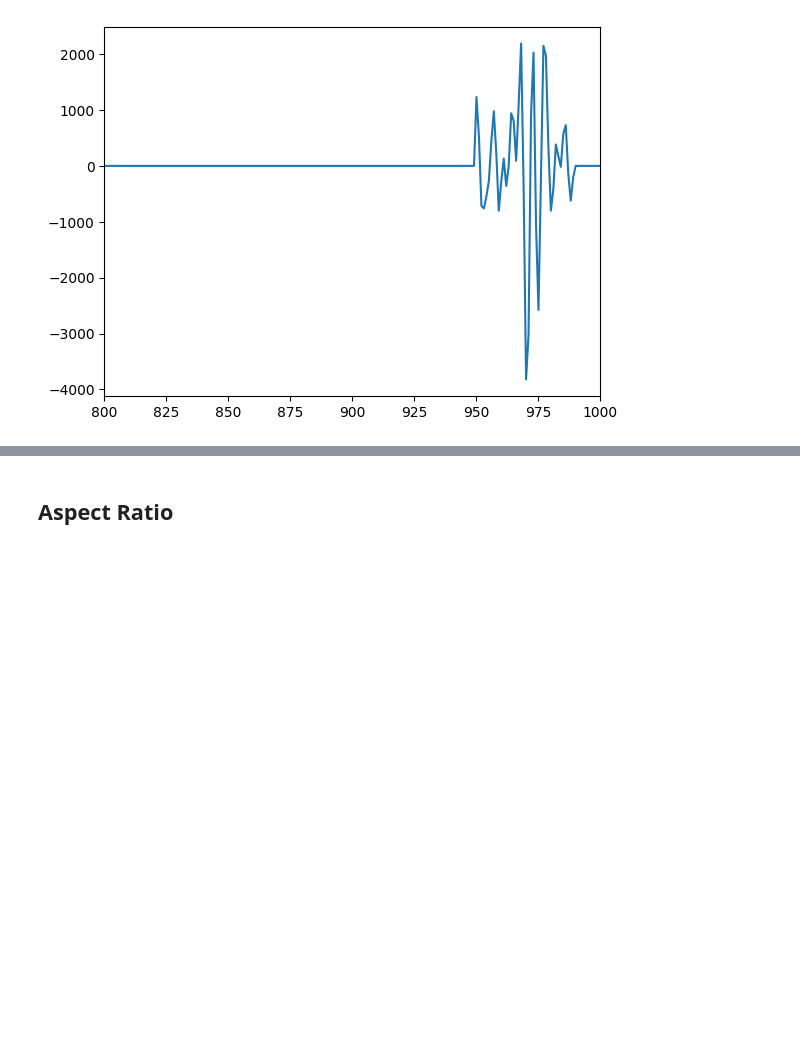
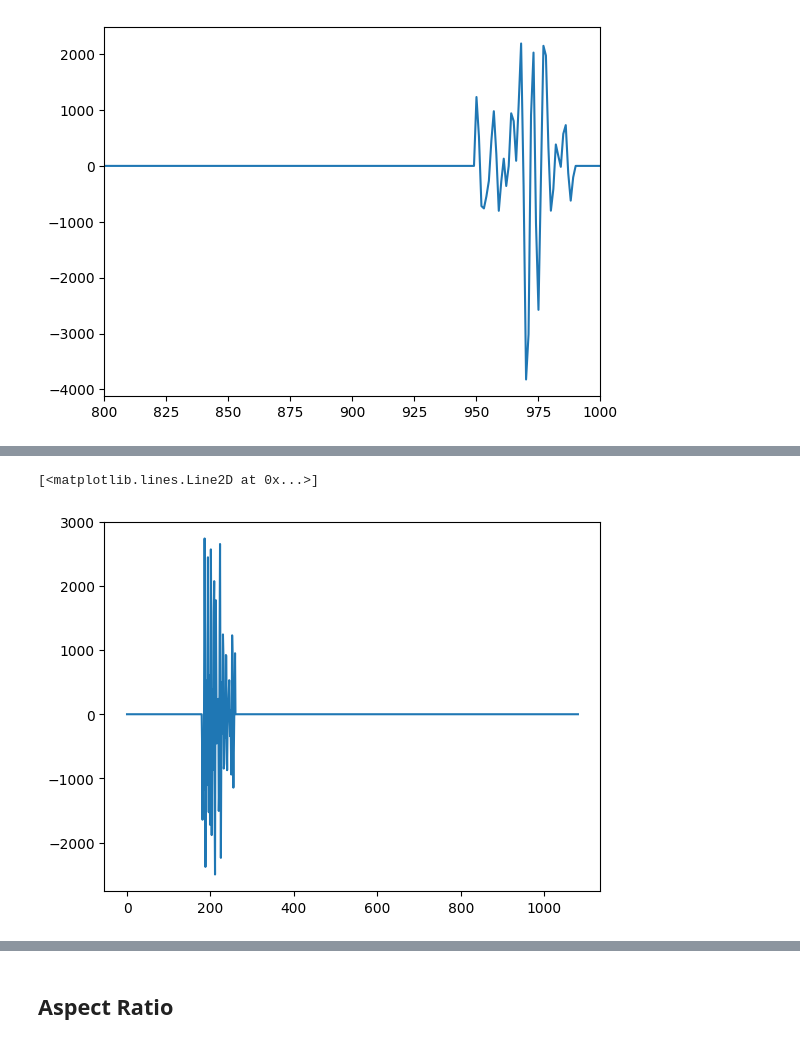
Before and after one commit to topeberti/UltraCODE, a Jupyter notebook: 4_Processing/Composite_porosity_UT/Docs.ipynb, the cells around one changed output, grey strips where cells are left out. Drawn from its saved outputs; the diff is of its cells as text; code cells hidden in the pictures; blank space fills up the shorter version.

```diff
--- a/4_Processing/Composite_porosity_UT/Docs.ipynb
+++ b/4_Processing/Composite_porosity_UT/Docs.ipynb
@@ -237,0 +259,13 @@ plt.xlim(2,13)
+# %%
+#basckscattered window volume
+ff1,ff2 = 180,260
+analyze = ndt.RfAnalyze(data)
+analytic = analyze.analytic()
+lam_thickness = 5e-3 # m
+c_mat = 1650 # m/s
+fs = 40*1e6 # 40 MHz = 40e6
+backscattered_signal = ff.backscattered_window_volume(analytic,ff1,ff2)
+plt.plot(backscattered_signal[177,178])
+# %% [output]
+[<matplotlib.lines.Line2D at 0x...>]
+[figure, added]
```
Also changed, not shown: parts of 16 cells of this notebook.
